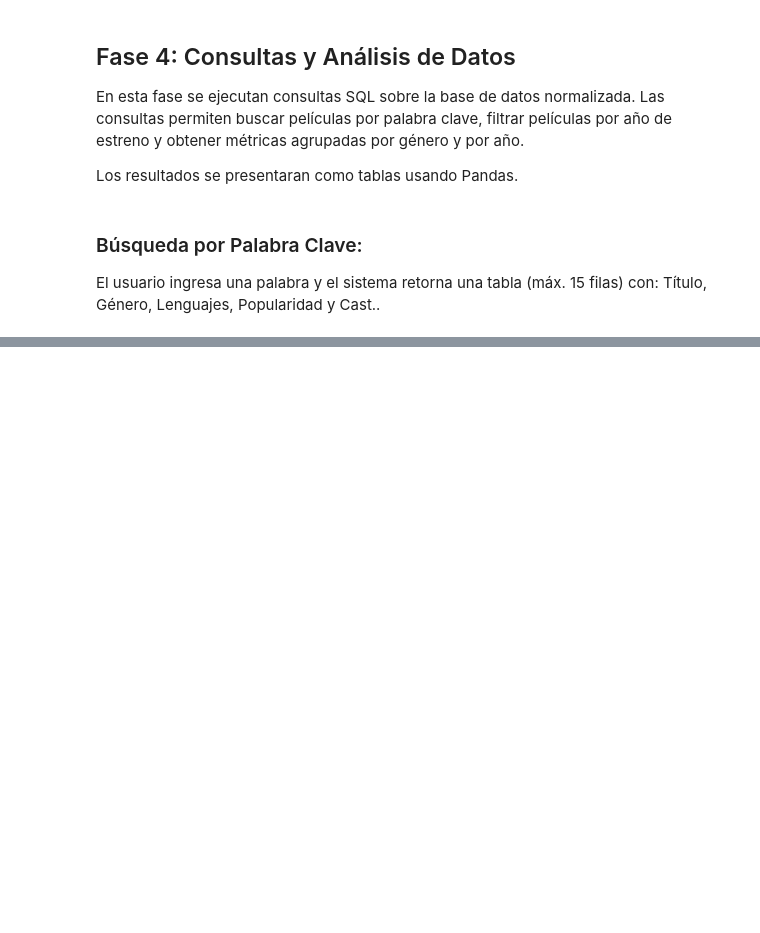
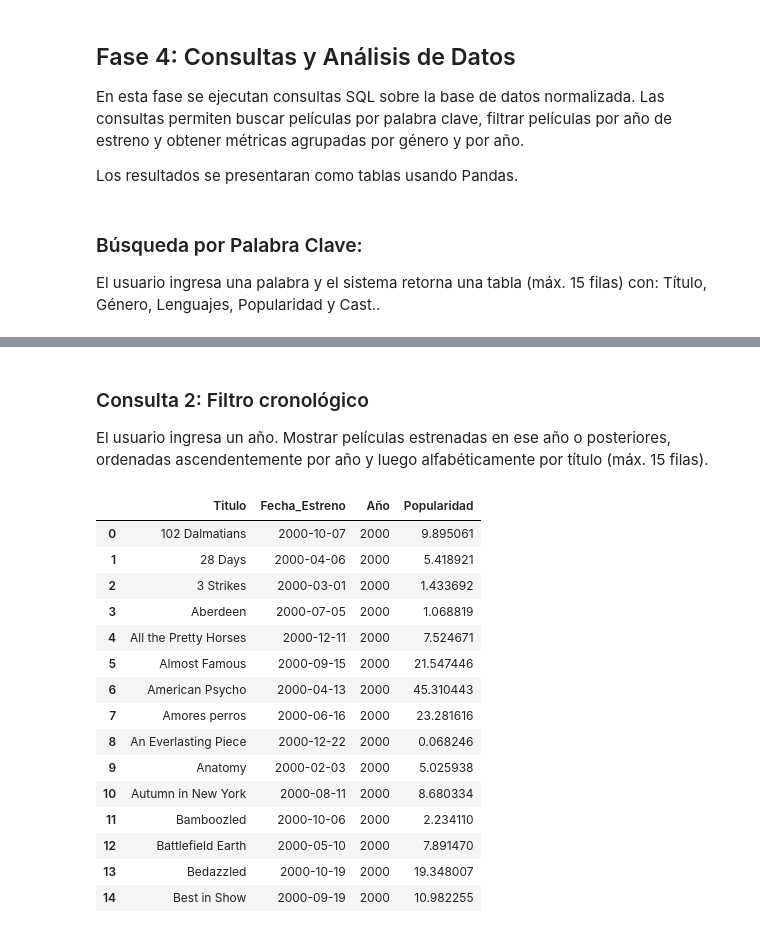
Before and after one commit to Morales222/Asignacion-3-Base-de-Datos, a Jupyter notebook: notebook-asignacion-3.ipynb, the cells around one changed output, grey strips where cells are left out. Cells and saved outputs as stored; diff of their text form; code cells hidden in the pictures; blank space fills up the shorter version.

```diff
--- a/notebook-asignacion-3.ipynb
+++ b/notebook-asignacion-3.ipynb
@@ -1382,3 +1382,48 @@ display(result_keyword)
 | 1 | The Last Airbender | Adventure,Fantasy,Action,Family | English | 33.769336 | Noah Ringer, Nicola Peltz, Jackso... |
 | 2 | Creative Control | Drama,Science Fiction | English | 1.502110 | Benjamin Dickinson, Nora Zehetner... |
 | 3 | The Stewardesses | Comedy |  | 1.183892 | Christina Hart, Ronald South, Wil... |
+# %% [markdown]
+### Consulta 2: Filtro cronológico
+
+El usuario ingresa un año. Mostrar películas estrenadas en ese año o posteriores, ordenadas ascendentemente por año y luego alfabéticamente por título (máx. 15 filas).
+# %%
+# Consulta 2: Filtro cronológico por año
+
+user_year = 2000  # Puedes cambiar este año
+
+query_year = """
+SELECT
+    title AS Titulo,
+    release_date AS Fecha_Estreno,
+    release_year AS Año,
+    popularity AS Popularidad
+FROM movies
+WHERE release_year >= ?
+ORDER BY release_year ASC, title ASC
+LIMIT 15;
+"""
+
+result_year = pd.read_sql_query(
+    query_year,
+    conn,
+    params=[user_year]
+)
+
+display(result_year)
+# %% [output]
+|  | Titulo | Fecha_Estreno | Año | Popularidad |
+| 0 | 102 Dalmatians | 2000-10-07 | 2000 | 9.895061 |
+| 1 | 28 Days | 2000-04-06 | 2000 | 5.418921 |
+| 2 | 3 Strikes | 2000-03-01 | 2000 | 1.433692 |
+| 3 | Aberdeen | 2000-07-05 | 2000 | 1.068819 |
+| 4 | All the Pretty Horses | 2000-12-11 | 2000 | 7.524671 |
+| 5 | Almost Famous | 2000-09-15 | 2000 | 21.547446 |
+| 6 | American Psycho | 2000-04-13 | 2000 | 45.310443 |
+| 7 | Amores perros | 2000-06-16 | 2000 | 23.281616 |
+| 8 | An Everlasting Piece | 2000-12-22 | 2000 | 0.068246 |
+| 9 | Anatomy | 2000-02-03 | 2000 | 5.025938 |
+| 10 | Autumn in New York | 2000-08-11 | 2000 | 8.680334 |
+| 11 | Bamboozled | 2000-10-06 | 2000 | 2.234110 |
+| 12 | Battlefield Earth | 2000-05-10 | 2000 | 7.891470 |
+| 13 | Bedazzled | 2000-10-19 | 2000 | 19.348007 |
+| 14 | Best in Show | 2000-09-19 | 2000 | 10.982255 |
```
